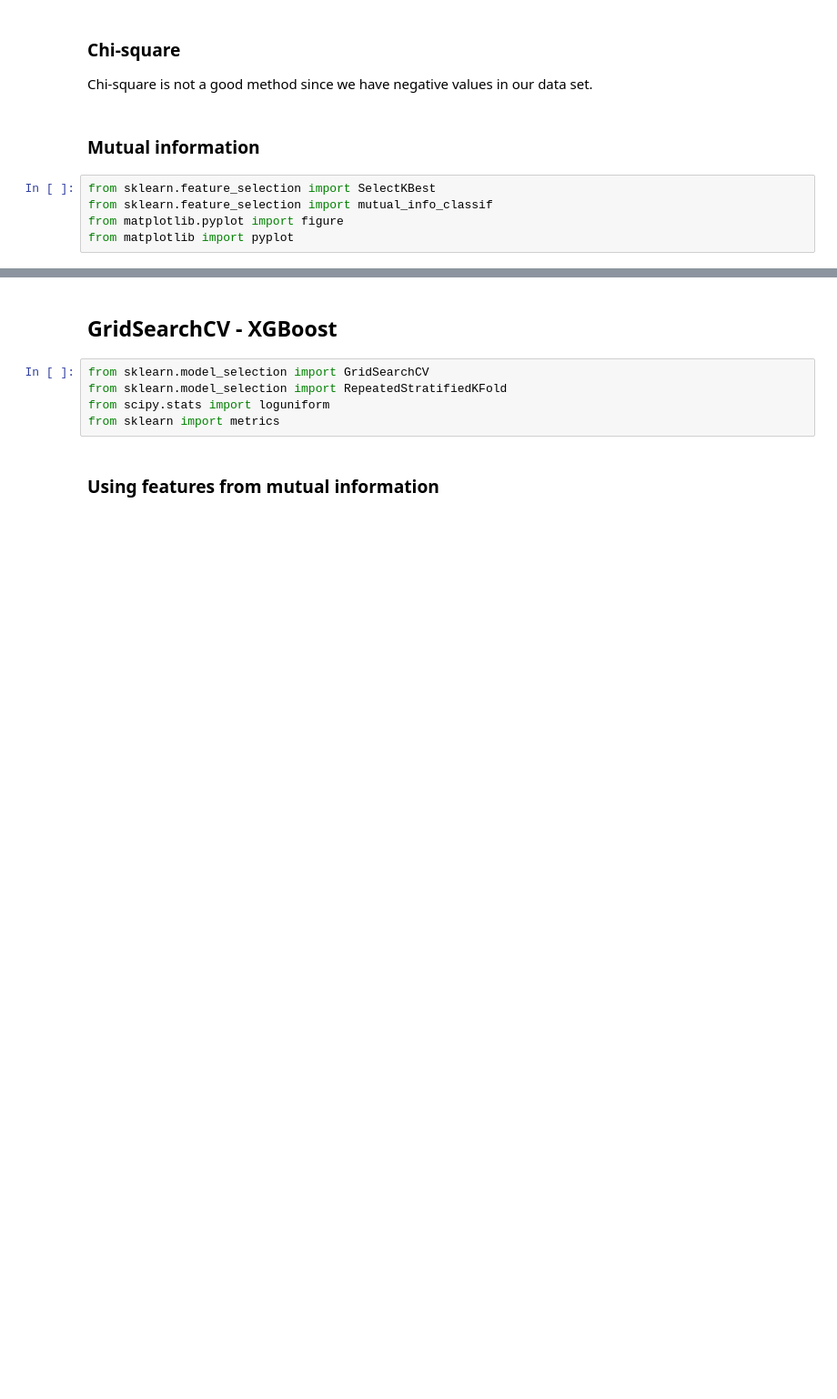
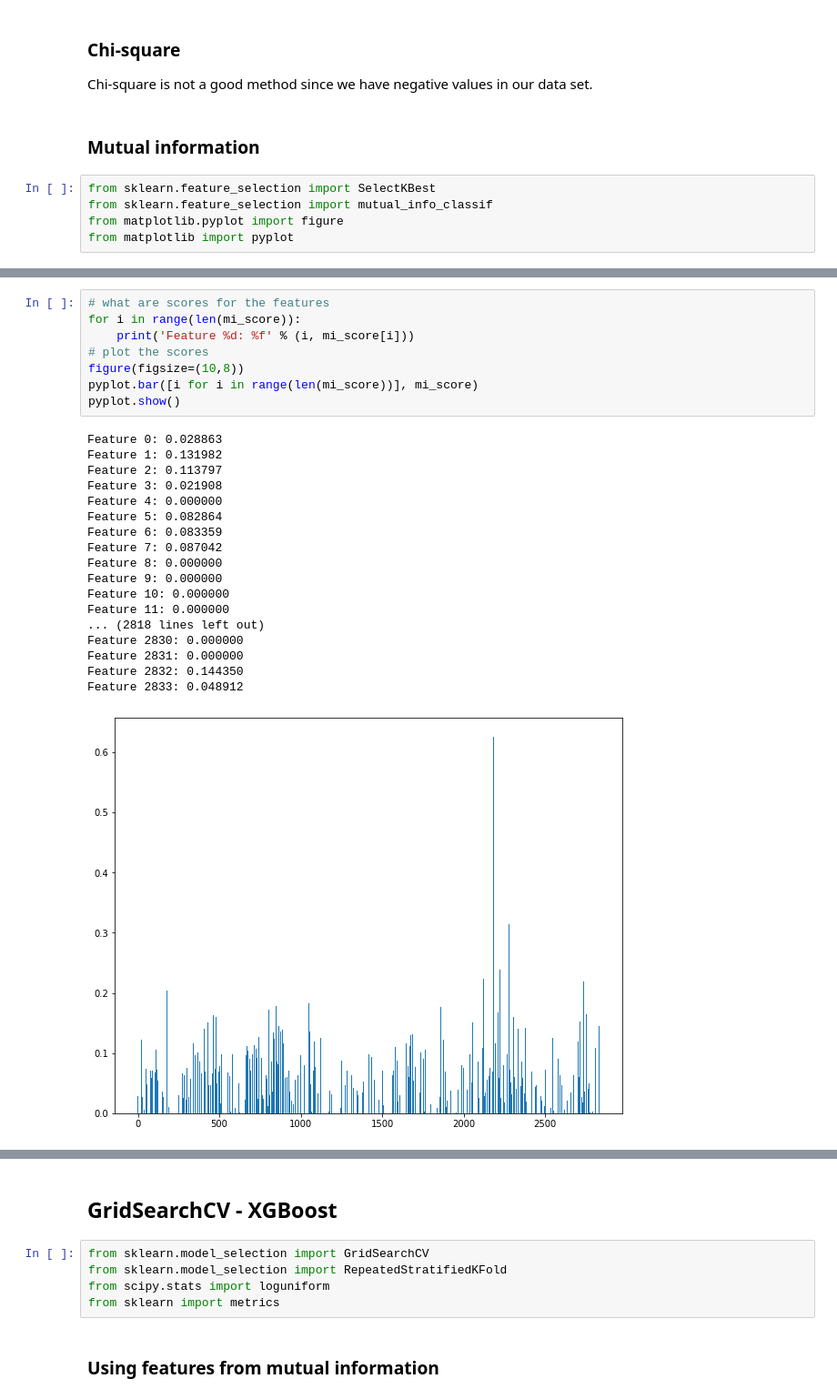
Before and after one commit to aaronyhsl/B4TM2022, a Jupyter notebook: src/feature_selections.ipynb, the cells around one changed output, grey strips where cells are left out. Shown at 91% size. Drawn from its saved outputs; the diff is of its cells as text; blank space fills up the shorter version.

```diff
--- a/src/feature_selections.ipynb
+++ b/src/feature_selections.ipynb
@@ -442,0 +460,27 @@ from matplotlib import pyplot
+# %%
+# what are scores for the features
+for i in range(len(mi_score)):
+	print('Feature %d: %f' % (i, mi_score[i]))
+# plot the scores
+figure(figsize=(10,8))
+pyplot.bar([i for i in range(len(mi_score))], mi_score)
+pyplot.show()
+# %% [output]
+Feature 0: 0.028863
+Feature 1: 0.131982
+Feature 2: 0.113797
+Feature 3: 0.021908
+Feature 4: 0.000000
+Feature 5: 0.082864
+Feature 6: 0.083359
+Feature 7: 0.087042
+Feature 8: 0.000000
+Feature 9: 0.000000
+Feature 10: 0.000000
+Feature 11: 0.000000
+... (2818 lines left out)
+Feature 2830: 0.000000
+Feature 2831: 0.000000
+Feature 2832: 0.144350
+Feature 2833: 0.048912
+[figure, added]
```
Also changed, not shown: parts of 30 cells of this notebook, 1 other file.
